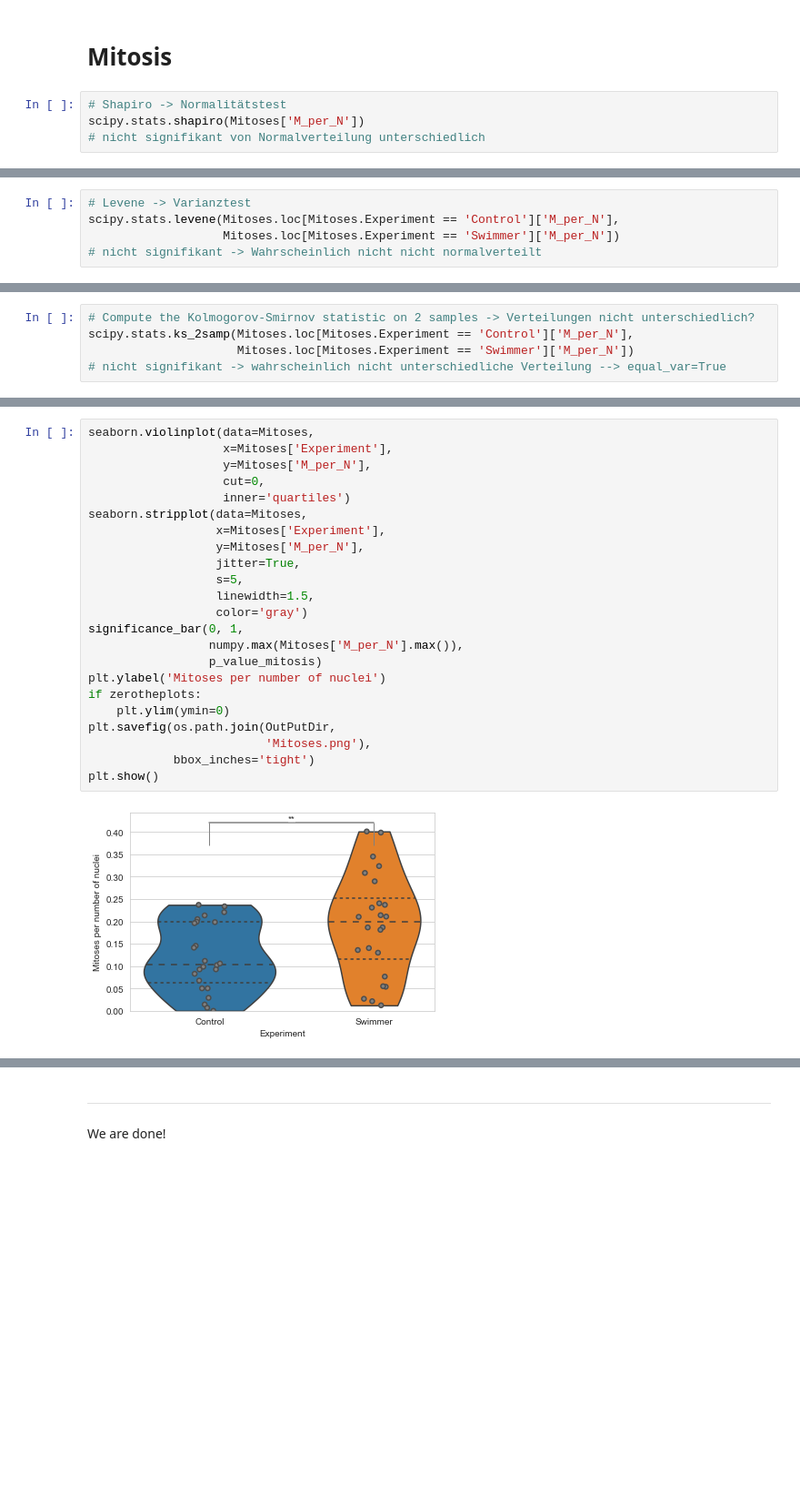
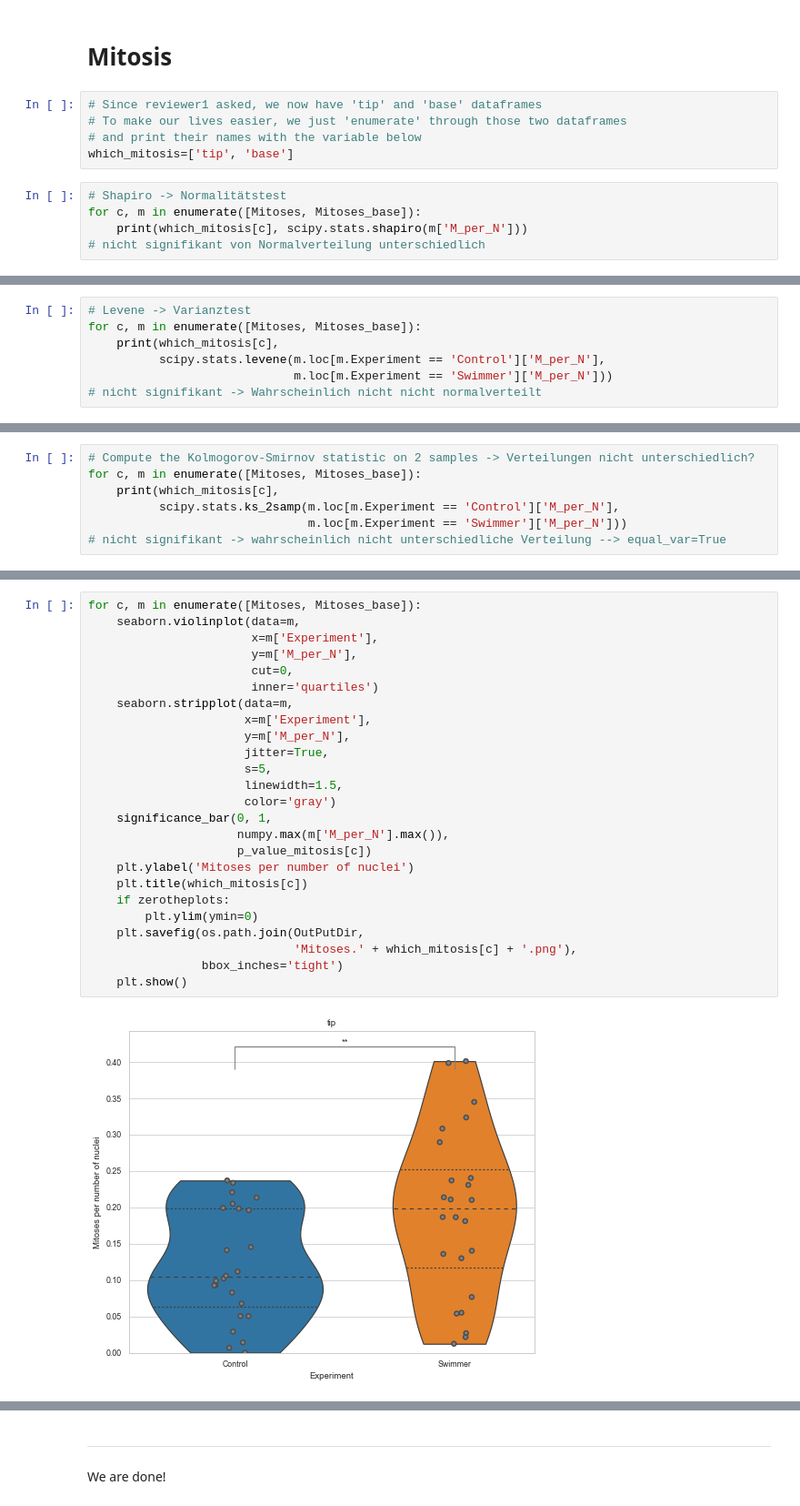
Before and after one commit to habi/Zebra-Fish-Gills, a Jupyter notebook: Gills-Analysis.ipynb, the cells around one changed output, grey strips where cells are left out. Shown at 91% size. Saved outputs shown, nothing was run; the diff lists cells and outputs as text; blank space fills up the shorter version.

```diff
--- a/Gills-Analysis.ipynb
+++ b/Gills-Analysis.ipynb
@@ -3083,8 +3058,14 @@ Increase of Control (start to end) is -23.7 %
 Increase of Swimmer (start to end) is -0.4 %
 # %% [markdown]
 # Mitosis
+# %%
+# Since reviewer1 asked, we now have 'tip' and 'base' dataframes
+# To make our lives easier, we just 'enumerate' through those two dataframes
+# and print their names with the variable below
+which_mitosis=['tip', 'base']
 # %%
 # Shapiro -> Normalitätstest
-scipy.stats.shapiro(Mitoses['M_per_N'])
+for c, m in enumerate([Mitoses, Mitoses_base]):
+    print(which_mitosis[c], scipy.stats.shapiro(m['M_per_N']))
 # nicht signifikant von Normalverteilung unterschiedlich
 # %% [output]
@@ -3092,6 +3074,8 @@ scipy.stats.shapiro(Mitoses['M_per_N'])
 # %%
 # Levene -> Varianztest
-scipy.stats.levene(Mitoses.loc[Mitoses.Experiment == 'Control']['M_per_N'],
-                   Mitoses.loc[Mitoses.Experiment == 'Swimmer']['M_per_N'])
+for c, m in enumerate([Mitoses, Mitoses_base]):
+    print(which_mitosis[c],
+          scipy.stats.levene(m.loc[m.Experiment == 'Control']['M_per_N'],
+                             m.loc[m.Experiment == 'Swimmer']['M_per_N']))
 # nicht signifikant -> Wahrscheinlich nicht nicht normalverteilt
 # %% [output]
@@ -3099,6 +3084,8 @@ LeveneResult(statistic=2.9606547345301877, pvalue=0.09203445116762717)
 # %%
 # Compute the Kolmogorov-Smirnov statistic on 2 samples -> Verteilungen nicht unterschiedlich?
-scipy.stats.ks_2samp(Mitoses.loc[Mitoses.Experiment == 'Control']['M_per_N'],
-                     Mitoses.loc[Mitoses.Experiment == 'Swimmer']['M_per_N'])
+for c, m in enumerate([Mitoses, Mitoses_base]):
+    print(which_mitosis[c],
+          scipy.stats.ks_2samp(m.loc[m.Experiment == 'Control']['M_per_N'],
+                               m.loc[m.Experiment == 'Swimmer']['M_per_N']))
 # nicht signifikant -> wahrscheinlich nicht unterschiedliche Verteilung --> equal_var=True
 # %% [output]
@@ -3120,25 +3118,27 @@ F value of -2.5 and a p value of 0.0074 (**).
 # %%
-seaborn.violinplot(data=Mitoses,
-                   x=Mitoses['Experiment'],
-                   y=Mitoses['M_per_N'],
-                   cut=0,
-                   inner='quartiles')
-seaborn.stripplot(data=Mitoses,
-                  x=Mitoses['Experiment'],
-                  y=Mitoses['M_per_N'],
-                  jitter=True,
-                  s=5,
-                  linewidth=1.5,
-                  color='gray')
-significance_bar(0, 1,
-                 numpy.max(Mitoses['M_per_N'].max()),
-                 p_value_mitosis)
-plt.ylabel('Mitoses per number of nuclei')
-if zerotheplots:
-    plt.ylim(ymin=0)
-plt.savefig(os.path.join(OutPutDir,
-                         'Mitoses.png'),
-            bbox_inches='tight')
-plt.show()
+for c, m in enumerate([Mitoses, Mitoses_base]):
+    seaborn.violinplot(data=m,
+                       x=m['Experiment'],
+                       y=m['M_per_N'],
+                       cut=0,
+                       inner='quartiles')
+    seaborn.stripplot(data=m,
+                      x=m['Experiment'],
+                      y=m['M_per_N'],
+                      jitter=True,
+                      s=5,
+                      linewidth=1.5,
+                      color='gray')
+    significance_bar(0, 1,
+                     numpy.max(m['M_per_N'].max()),
+                     p_value_mitosis[c])
+    plt.ylabel('Mitoses per number of nuclei')
+    plt.title(which_mitosis[c])
+    if zerotheplots:
+        plt.ylim(ymin=0)
+    plt.savefig(os.path.join(OutPutDir,
+                             'Mitoses.' + which_mitosis[c] + '.png'),
+                bbox_inches='tight')
+    plt.show()
 # %% [output]
-[figure, old version]
+[figure, new version]
```
Also changed, not shown: parts of 30 cells of this notebook.
